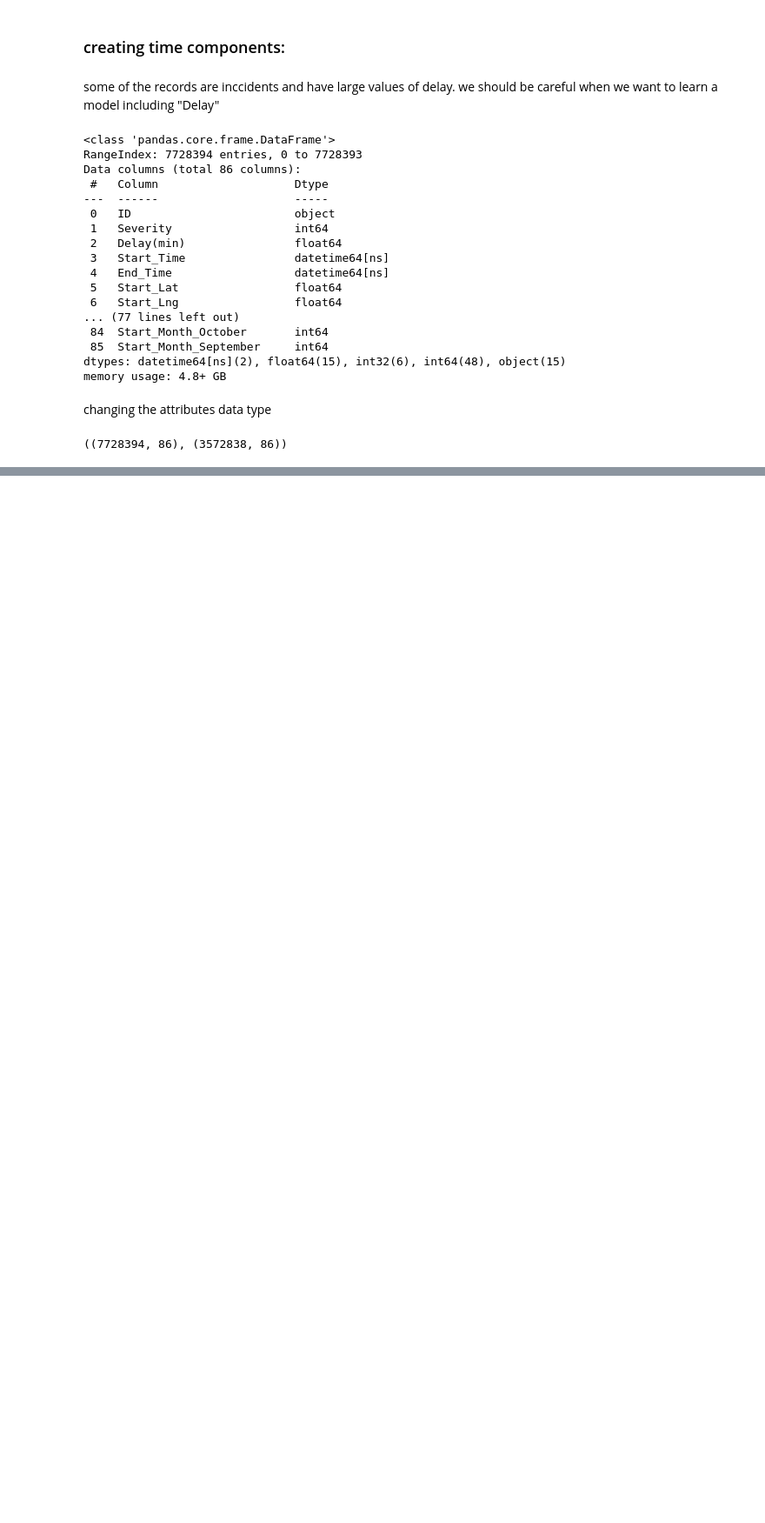
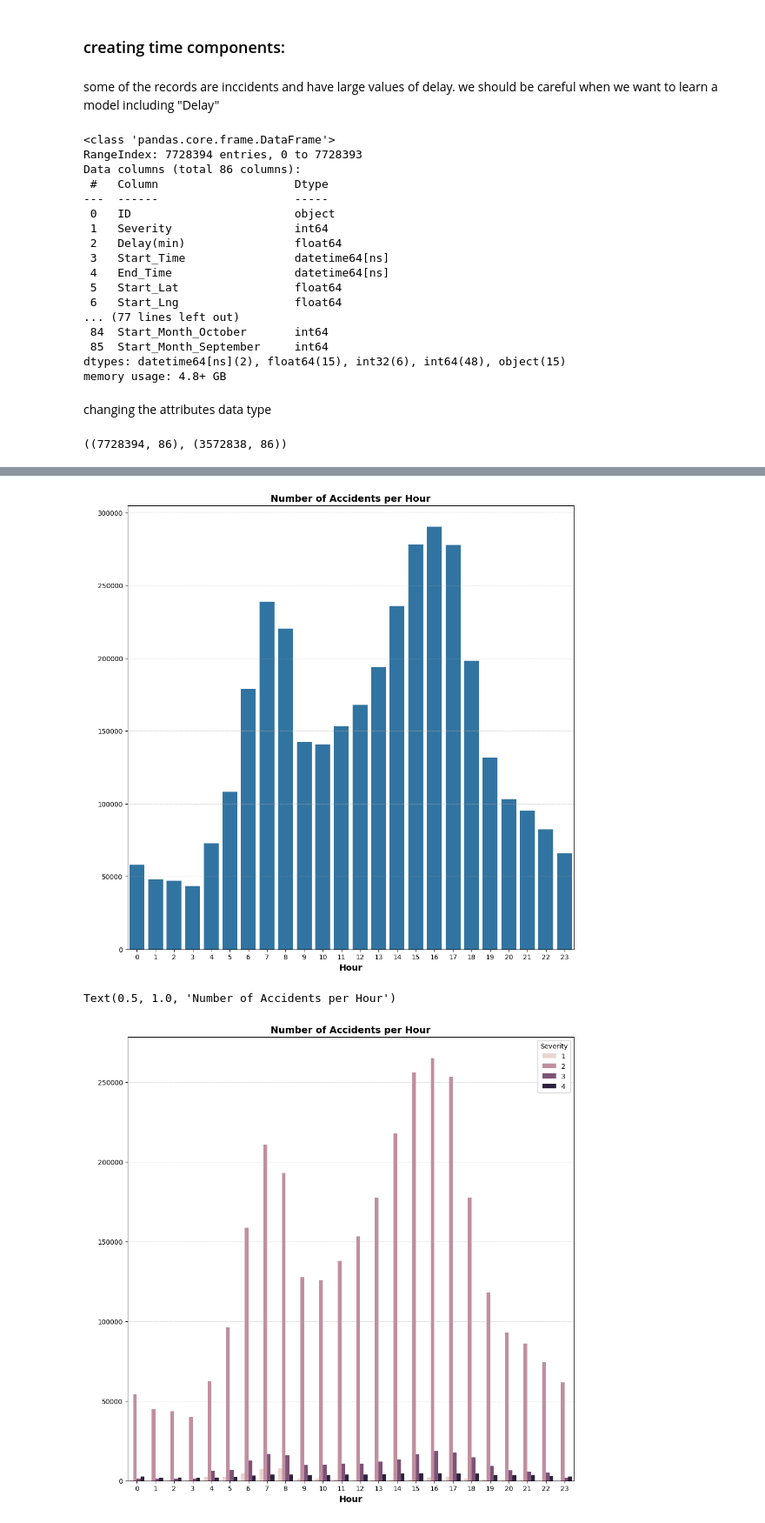
Before and after one commit to reza370/ML_group_project, a Jupyter notebook: accidents.ipynb, the cells around one changed output, grey strips where cells are left out. Shown at 87% size. Saved outputs shown, nothing was run; the diff lists cells and outputs as text; code cells hidden in the pictures; blank space fills up the shorter version.

```diff
--- a/accidents.ipynb
+++ b/accidents.ipynb
@@ -355,2 +472,39 @@ accidents.shape, sub_accidends.shape
+# %%
+plt.figure(figsize=(12, 12))
+plt.grid(True, linestyle='--', linewidth=0.5, alpha=0.7)
+
+sns.countplot(x=sub_accidends["Start_Hour"])
+
+# Calculate the total counts
+total_counts = sub_accidends["Start_Hour"].value_counts()
+
+plt.xticks(fontsize=10)
+plt.yticks(fontsize=10)
+
+plt.xlabel("Hour", fontsize=13, fontweight="bold")
+plt.ylabel(" ")
+plt.title("Number of Accidents per Hour", fontsize=14, fontweight="bold")
+
+plt.show()
+
+plt.figure(figsize=(12, 12))
+plt.grid(True, linestyle='--', linewidth=0.5, alpha=0.7)
+
+
+sns.countplot(x=sub_accidends["Start_Hour"], hue=sub_accidends["Severity"])
+
+# Calculate the total counts
+total_counts = sub_accidends["Start_Hour"].value_counts()
+
+plt.xticks(fontsize=10)
+plt.yticks(fontsize=10)
+
+plt.xlabel("Hour", fontsize=13, fontweight="bold")
+plt.ylabel(" ")
+plt.title("Number of Accidents per Hour", fontsize=14, fontweight="bold")
+# %% [output]
+[figure, added]
+Text(0.5, 1.0, 'Number of Accidents per Hour')
+[figure, added]
 # %%
 
```
Also changed, not shown: parts of 4 cells of this notebook.
